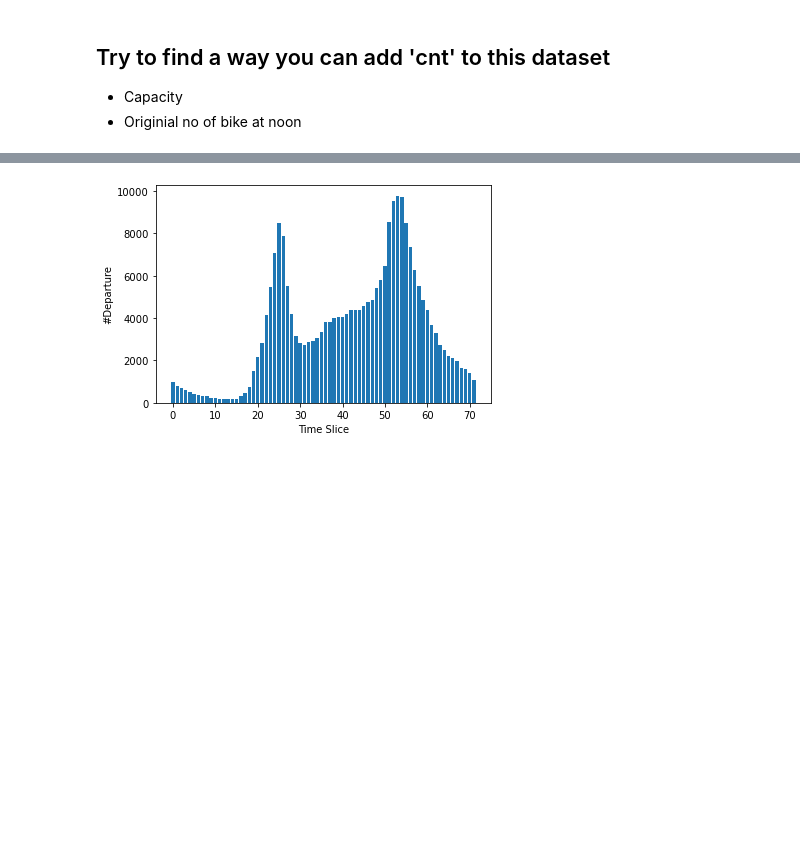
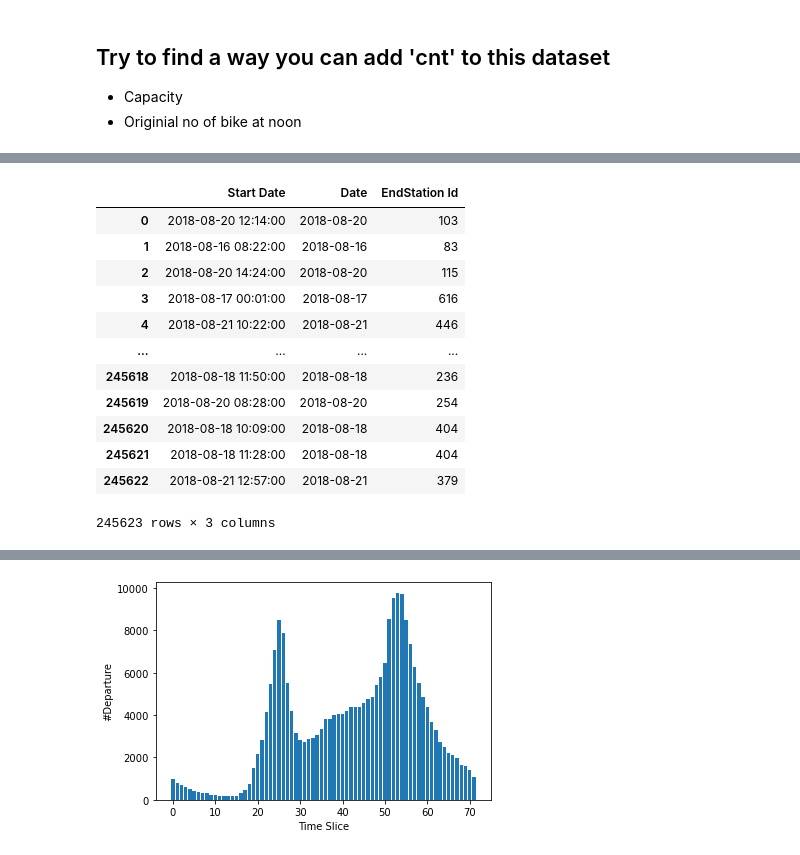
Before and after one commit to hchae0817/final_project, a Jupyter notebook: Bike Sharing_2.ipynb, the cells around one changed output, grey strips where cells are left out. Drawn from its saved outputs; the diff is of its cells as text; code cells hidden in the pictures; blank space fills up the shorter version.

```diff
--- a/Bike Sharing_2.ipynb
+++ b/Bike Sharing_2.ipynb
@@ -221,0 +228,31 @@ ax.set(xlabel = 'Timestamp', ylabel = 'Duration')
+# %%
+# Extract the daily data by the date in the dataset.
+
+newDataset = (pd.to_datetime(dataset['End Date'])
+        .dt.floor('d')
+        .reset_index(name = 'Date'))
+        #.rename_axis('Date')
+        #.value_counts()
+        #.reset_index(name='count')
+
+newDataset['EndStation Id'] = dataset['EndStation Id'].values
+
+# Extract number of bikes arriving to the station
+
+out = newDataset.groupby(['Date','EndStation Id'])['EndStation Id'].count().reset_index(name ='Out')
+# %%
+newDataset
+# %% [output]
+|  | Start Date | Date | EndStation Id |
+| 0 | 2018-08-20 12:14:00 | 2018-08-20 | 103 |
+| 1 | 2018-08-16 08:22:00 | 2018-08-16 | 83 |
+| 2 | 2018-08-20 14:24:00 | 2018-08-20 | 115 |
+| 3 | 2018-08-17 00:01:00 | 2018-08-17 | 616 |
+| 4 | 2018-08-21 10:22:00 | 2018-08-21 | 446 |
+| ... | ... | ... | ... |
+| 245618 | 2018-08-18 11:50:00 | 2018-08-18 | 236 |
+| 245619 | 2018-08-20 08:28:00 | 2018-08-20 | 254 |
+| 245620 | 2018-08-18 10:09:00 | 2018-08-18 | 404 |
+| 245621 | 2018-08-18 11:28:00 | 2018-08-18 | 404 |
+| 245622 | 2018-08-21 12:57:00 | 2018-08-21 | 379 |
+245623 rows × 3 columns
```
Also changed, not shown: parts of 33 cells of this notebook.
